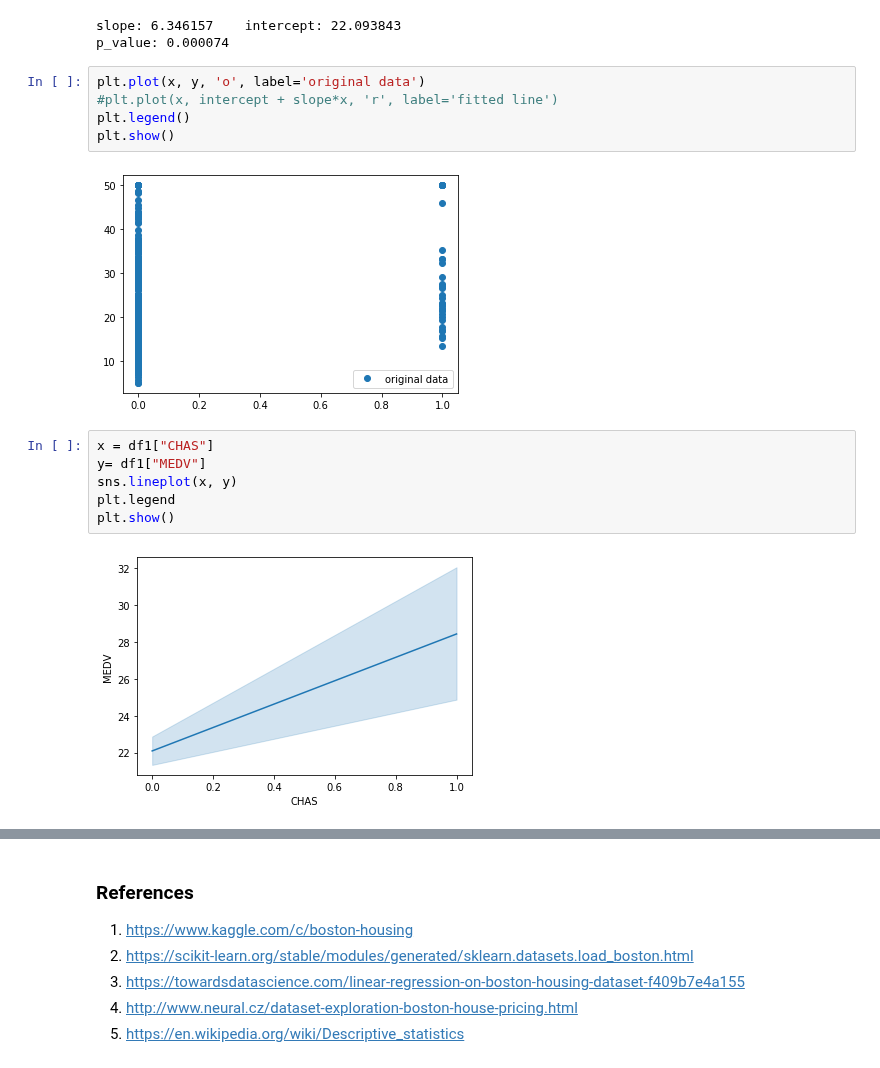
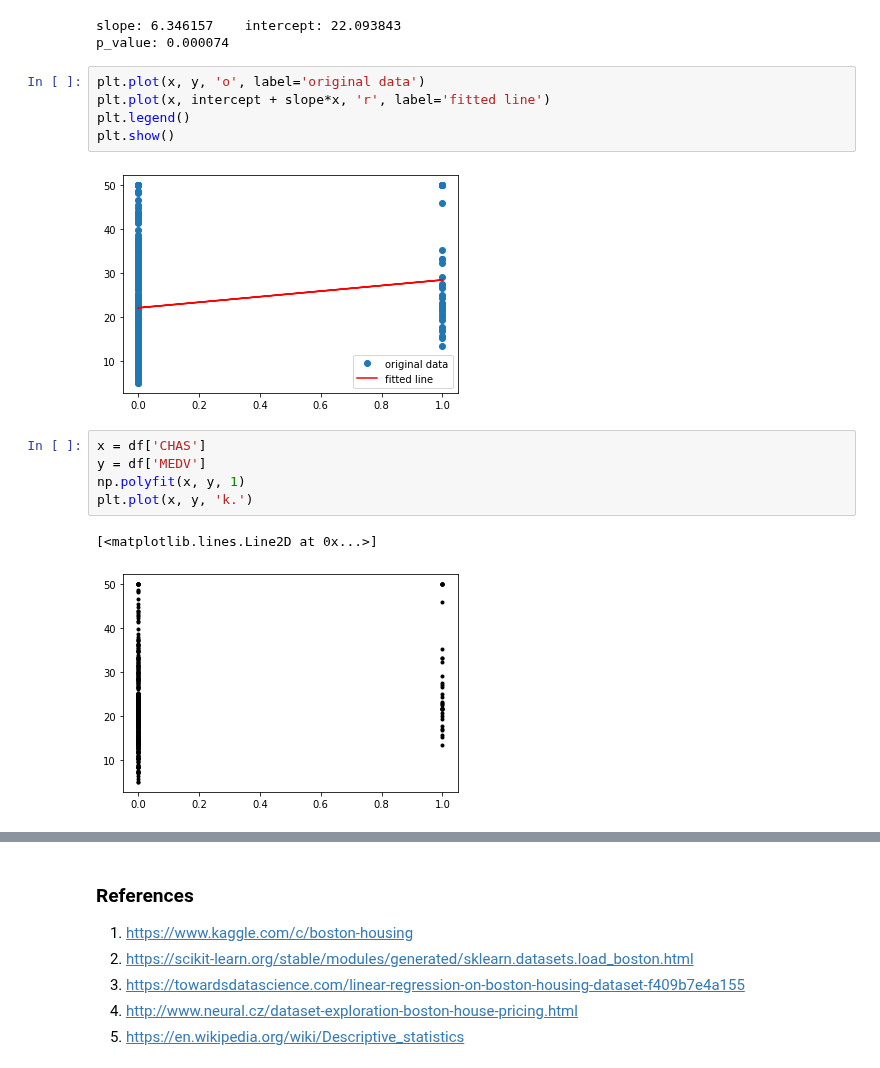
Before and after one commit to AideenByrne/2019MachineLearningProject, a Jupyter notebook: 2019project.ipynb, the cells around one changed output, grey strips where cells are left out. Saved outputs shown, nothing was run; the diff lists cells and outputs as text.

```diff
--- a/2019project.ipynb
+++ b/2019project.ipynb
@@ -193,16 +194,16 @@ slope: 6.346157    intercept: 22.093843
 p_value: 0.000074
 # %%
 plt.plot(x, y, 'o', label='original data')
-#plt.plot(x, intercept + slope*x, 'r', label='fitted line')
+plt.plot(x, intercept + slope*x, 'r', label='fitted line')
 plt.legend()
 plt.show()
 # %% [output]
-[figure, old version]
+[figure, new version]
 # %%
-x = df1["CHAS"]
-y= df1["MEDV"]
-sns.lineplot(x, y)
-plt.legend
-plt.show()
+x = df['CHAS']
+y = df['MEDV']
+np.polyfit(x, y, 1)
+plt.plot(x, y, 'k.')
 # %% [output]
+[<matplotlib.lines.Line2D at 0x...>]
-[figure, old version]
+[figure, new version]
```
Also changed, not shown: parts of 2 cells of this notebook.
